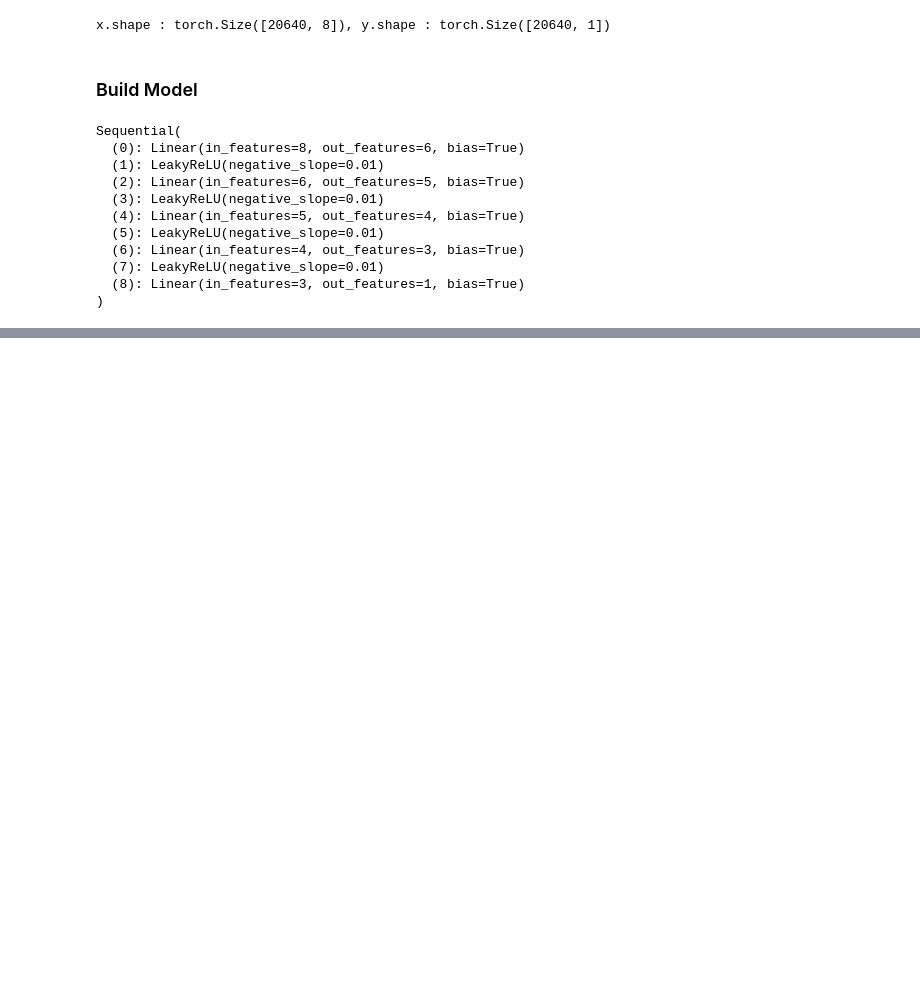
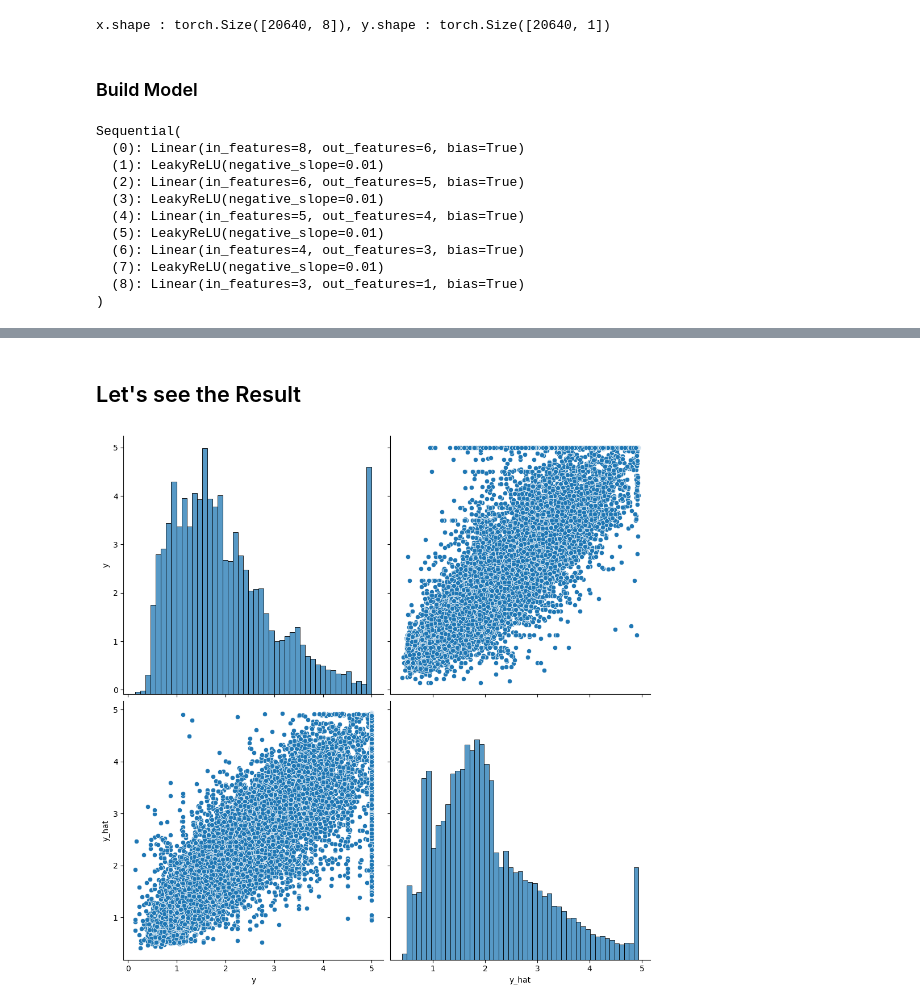
Before and after one commit to dhkang8828/ML-AI_Study, a Jupyter notebook: Lecture_Pythorch/Part11_StochasticGradientDescent/Chap11_01_StochasticGradientDescent.ipynb, the cells around one changed output, grey strips where cells are left out. Cells and saved outputs as stored; diff of their text form; code cells hidden in the pictures; blank space fills up the shorter version.

```diff
--- a/Lecture_Pythorch/Part11_StochasticGradientDescent/Chap11_01_StochasticGradientDescent.ipynb
+++ b/Lecture_Pythorch/Part11_StochasticGradientDescent/Chap11_01_StochasticGradientDescent.ipynb
@@ -144,5 +144,14 @@ for i in range(n_epochs):
 
         optimizer.step()
 
-        total_loss += float(loss)
+        total_loss += float(loss)   ## float(loss) is not Tensor (disconnected from the graph)!
         y_hat += [y_hat_i]
+
+    total_loss = total_loss / len(x_)
+    if (i + 1) % print_interval == 0:
+        print('Epoch %d: loss=%.4e' % (i + 1, total_loss))
+
+y_hat = torch.cat(y_hat, dim=0)
+y = torch.cat(y_, dim=0)
+## |y_hat| = (total_size, output_dim)
+## |y| = (total_size, output_dim)
@@ -148,0 +179,8 @@ for i in range(n_epochs):
+# %% [markdown]
+## Let's see the Result
+# %%
+df = pd.DataFrame(torch.cat([y, y_hat], dim=1).detach().numpy(), columns=['y', 'y_hat'])
+sns.pairplot(df, size=5)
+plt.show()
+# %% [output]
+[figure, added]
```
Also changed, not shown: parts of 3 cells of this notebook, 1 other file.
